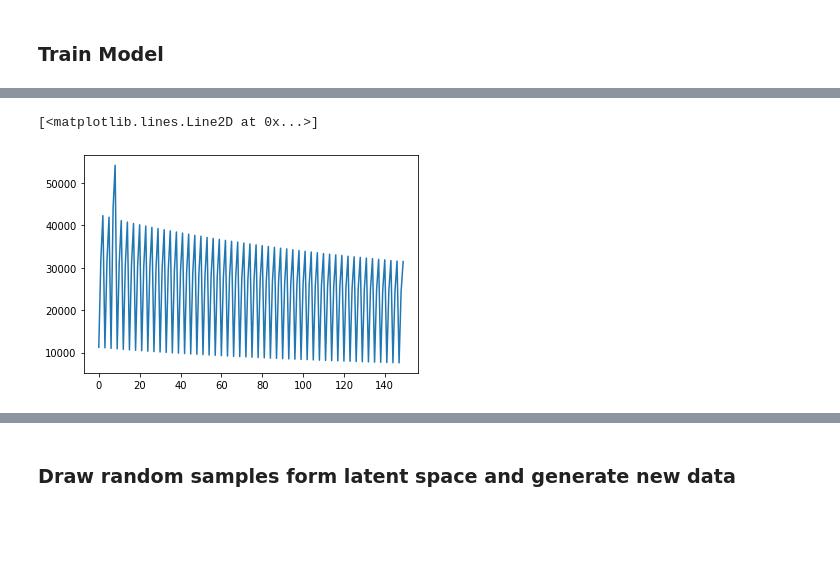
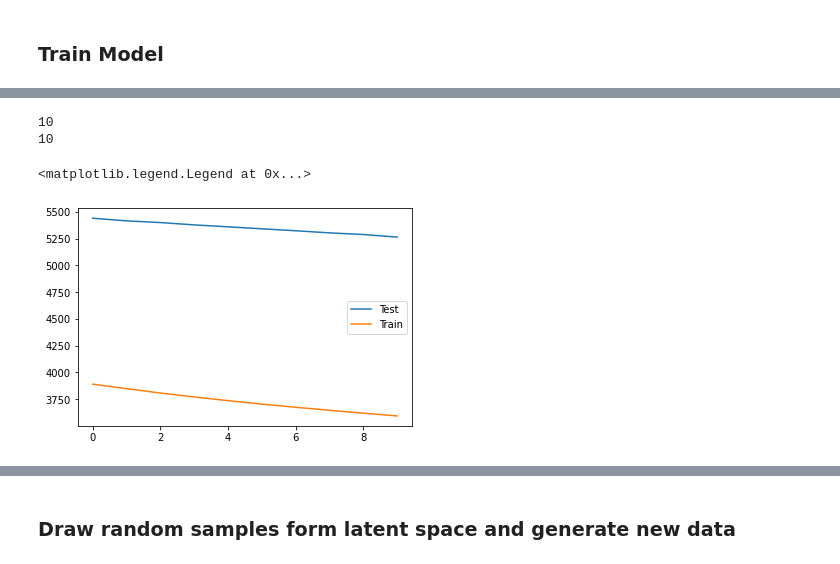
Before and after one commit to mscholl96/mad-recime, a Jupyter notebook: network/CVAE/cvae.ipynb, the cells around one changed output, grey strips where cells are left out. Cells and saved outputs as stored; diff of their text form; code cells hidden in the pictures; blank space fills up the shorter version.

```diff
--- a/network/CVAE/cvae.ipynb
+++ b/network/CVAE/cvae.ipynb
@@ -161,10 +156,15 @@ for epoch in range(1,epochs+1):
 # %%
 import matplotlib.pyplot as plt
-
+print(len(test_losses))
+print(len(train_losses))
 plt.plot(test_losses)
+plt.plot(train_losses)
+plt.legend(['Test', 'Train'])
 # %% [output]
-[<matplotlib.lines.Line2D at 0x...>]
+10
+10
+<matplotlib.legend.Legend at 0x...>
-[figure, old version]
+[figure, new version]
 # %%
 with torch.no_grad():
     for batch_idx, data in enumerate(testloader):
```
Also changed, not shown: parts of 12 cells of this notebook.
